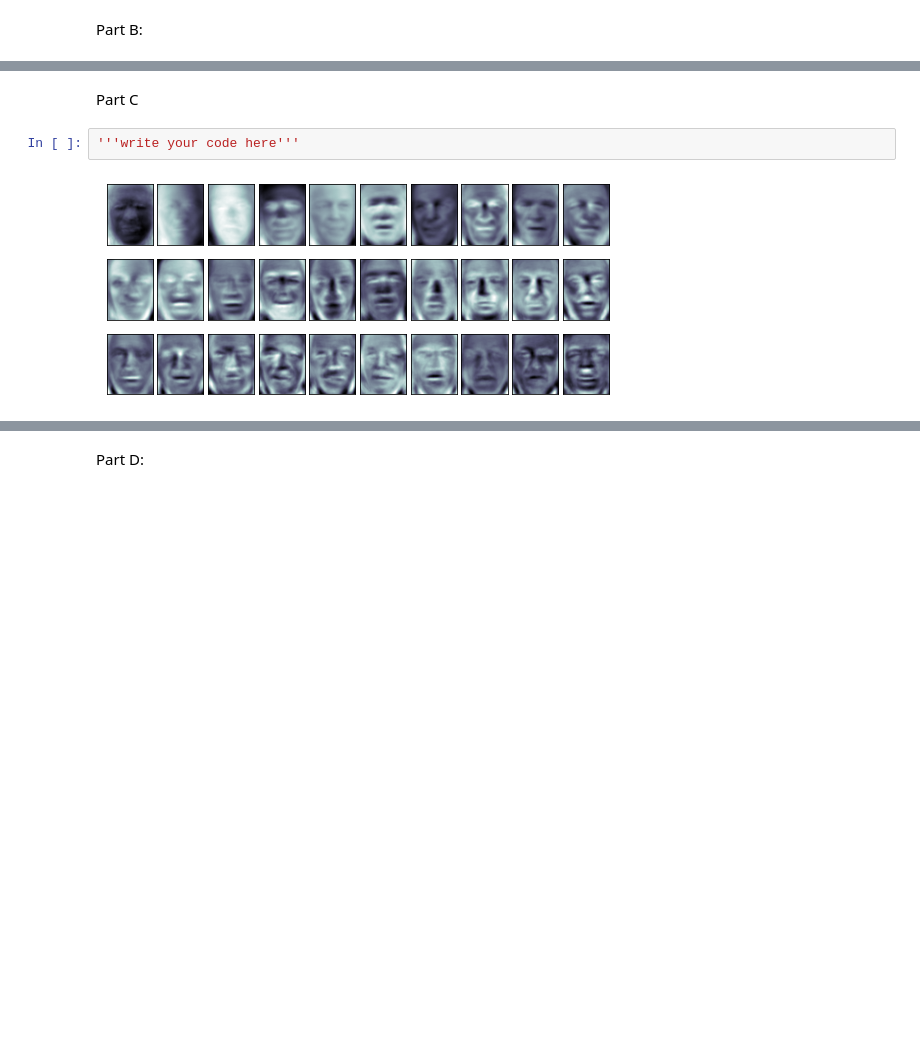
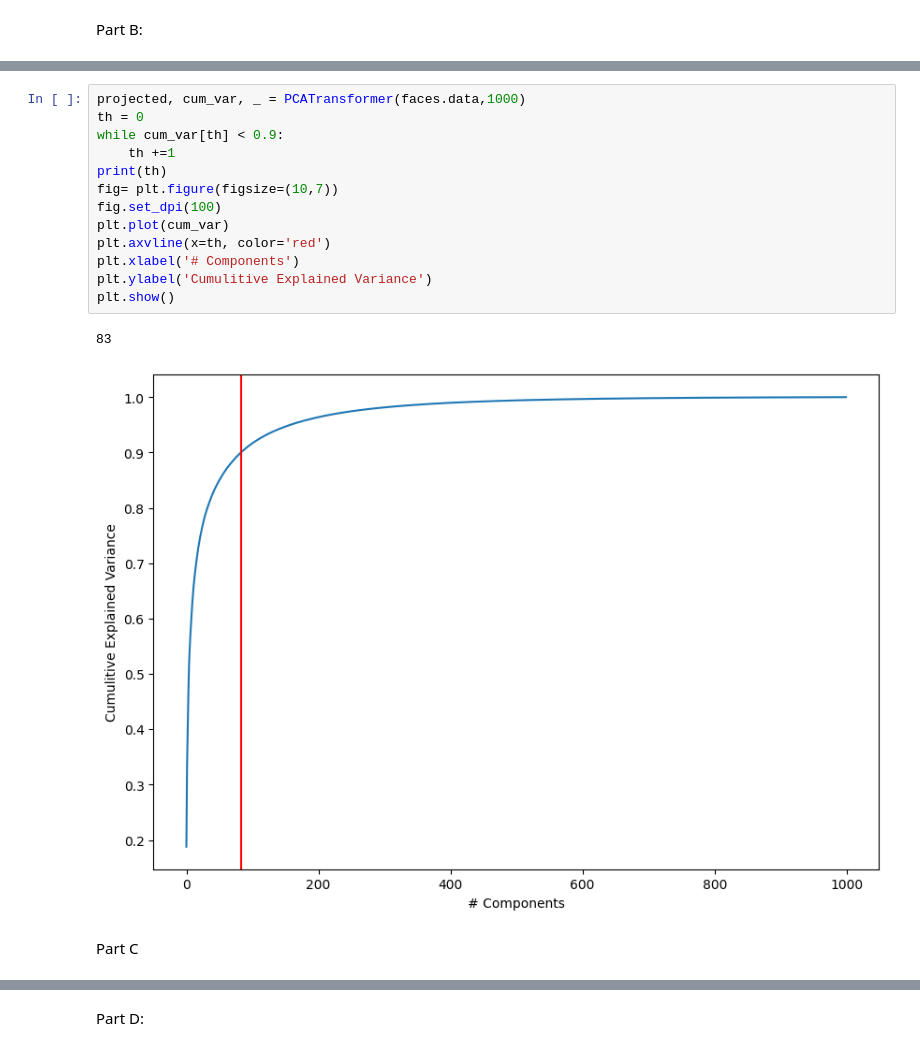
Before and after one commit to Kassra-sinaei/ML_HW5, a Jupyter notebook: HW05.ipynb, the cells around one changed output, grey strips where cells are left out. Cells and saved outputs as stored; diff of their text form; blank space fills up the shorter version.

```diff
--- a/HW05.ipynb
+++ b/HW05.ipynb
@@ -200,6 +218,18 @@ Text(0, 0.5, 'cumulative explained variance')
+# %%
+projected, cum_var, _ = PCATransformer(faces.data,1000)
+th = 0
+while cum_var[th] < 0.9:
+    th +=1
+print(th)
+fig= plt.figure(figsize=(10,7))
+fig.set_dpi(100)
+plt.plot(cum_var)
+plt.axvline(x=th, color='red')
+plt.xlabel('# Components')
+plt.ylabel('Cumulitive Explained Variance')
+plt.show()
+# %% [output]
+83
+[figure, added]
 # %% [markdown]
 Part C
-# %%
-'''write your code here'''
-# %% [output]
-[figure, removed]
```
Also changed, not shown: parts of 11 cells of this notebook.
